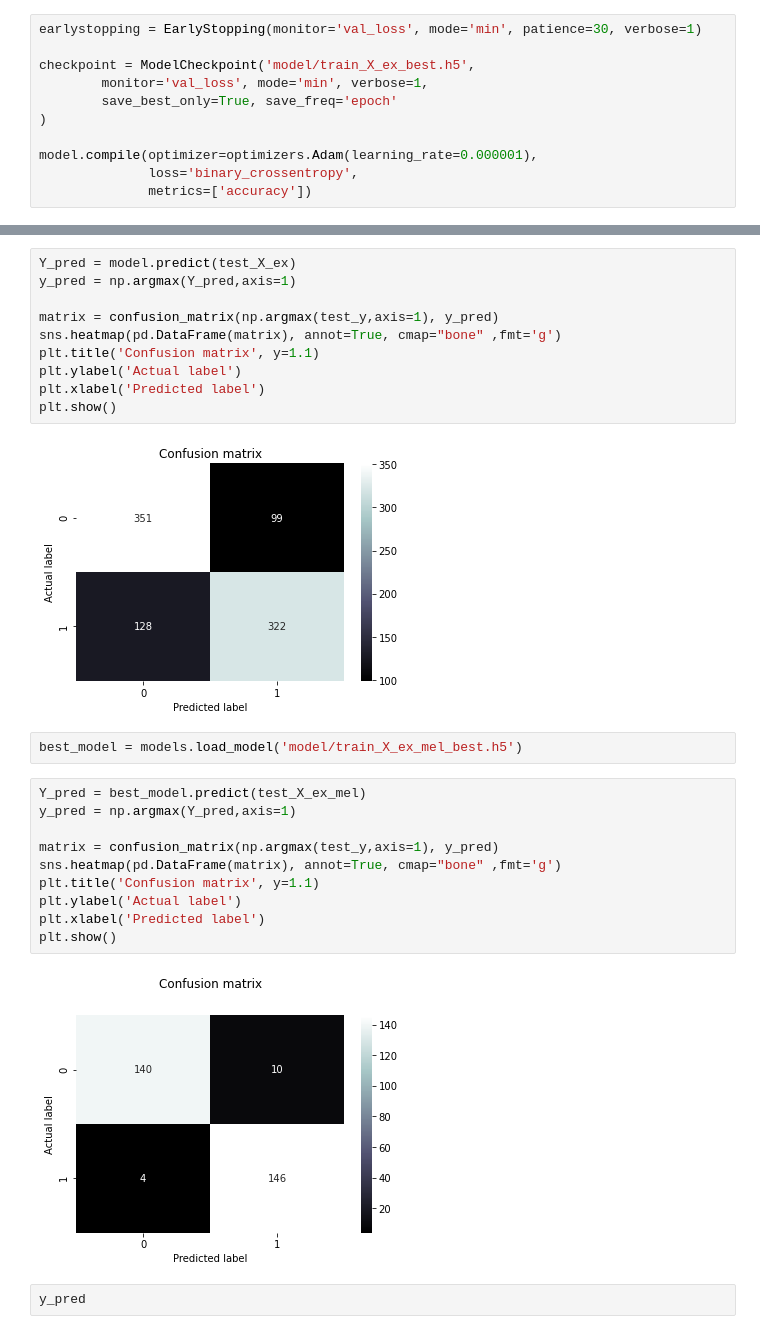
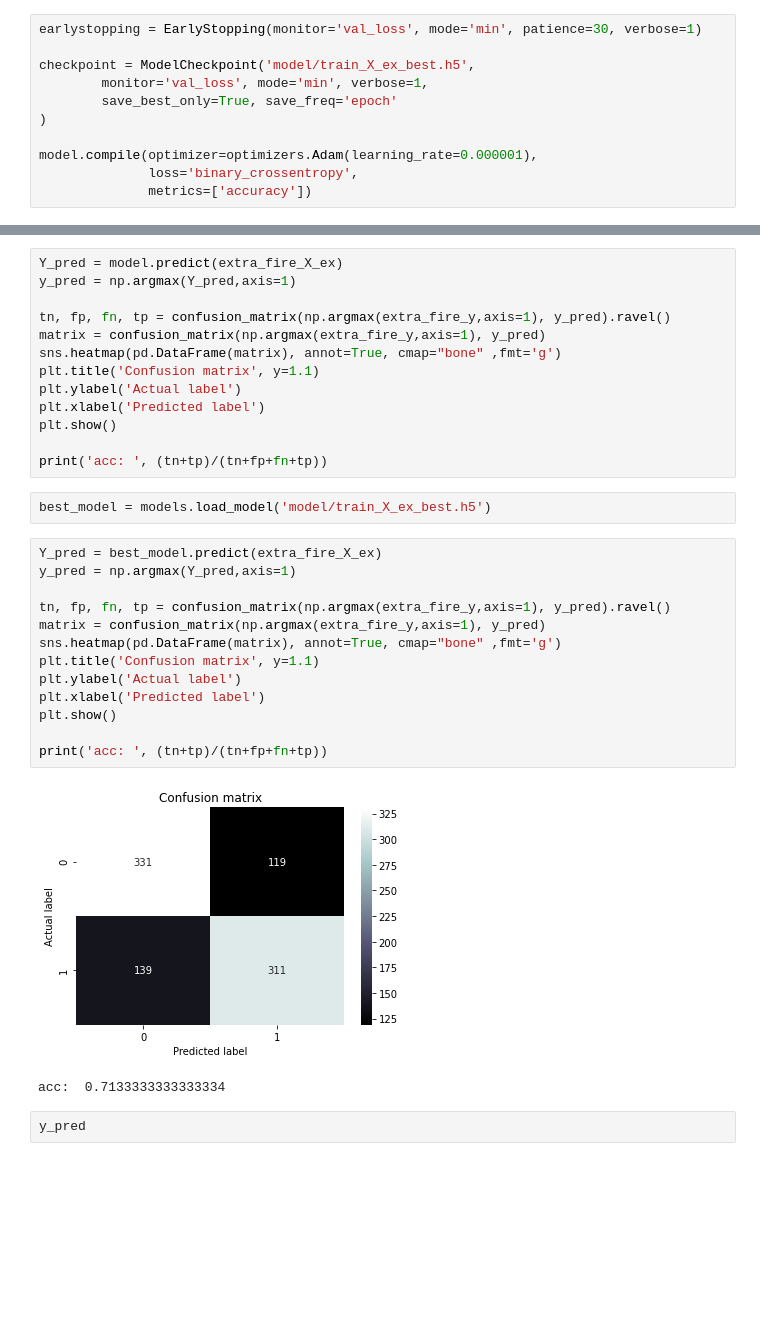
Before and after one commit to DAHYUN-HAN/speech, a Jupyter notebook: fire classification.ipynb, the cells around one changed output, grey strips where cells are left out. Cells and saved outputs as stored; diff of their text form; blank space fills up the shorter version.

```diff
--- a/fire classification.ipynb
+++ b/fire classification.ipynb
@@ -336,29 +343,34 @@ plt.legend()
 # %%
-Y_pred = model.predict(test_X_ex)
+Y_pred = model.predict(extra_fire_X_ex)
 y_pred = np.argmax(Y_pred,axis=1)
 
-matrix = confusion_matrix(np.argmax(test_y,axis=1), y_pred)
+tn, fp, fn, tp = confusion_matrix(np.argmax(extra_fire_y,axis=1), y_pred).ravel()
+matrix = confusion_matrix(np.argmax(extra_fire_y,axis=1), y_pred)
 sns.heatmap(pd.DataFrame(matrix), annot=True, cmap="bone" ,fmt='g')
 plt.title('Confusion matrix', y=1.1)
 plt.ylabel('Actual label')
 plt.xlabel('Predicted label')
 plt.show()
+
+print('acc: ', (tn+tp)/(tn+fp+fn+tp))
-# %% [output]
-[figure, removed]
 # %%
-best_model = models.load_model('model/train_X_ex_mel_best.h5')
+best_model = models.load_model('model/train_X_ex_best.h5')
 # %%
-Y_pred = best_model.predict(test_X_ex_mel)
+Y_pred = best_model.predict(extra_fire_X_ex)
 y_pred = np.argmax(Y_pred,axis=1)
 
-matrix = confusion_matrix(np.argmax(test_y,axis=1), y_pred)
+tn, fp, fn, tp = confusion_matrix(np.argmax(extra_fire_y,axis=1), y_pred).ravel()
+matrix = confusion_matrix(np.argmax(extra_fire_y,axis=1), y_pred)
 sns.heatmap(pd.DataFrame(matrix), annot=True, cmap="bone" ,fmt='g')
 plt.title('Confusion matrix', y=1.1)
 plt.ylabel('Actual label')
 plt.xlabel('Predicted label')
 plt.show()
+
+print('acc: ', (tn+tp)/(tn+fp+fn+tp))
 # %% [output]
-[figure, old version]
+[figure, new version]
+acc:  0.7133333333333334
 # %%
 y_pred
 # %% [output]
```
Also changed, not shown: parts of 41 cells of this notebook, 8 other files.
